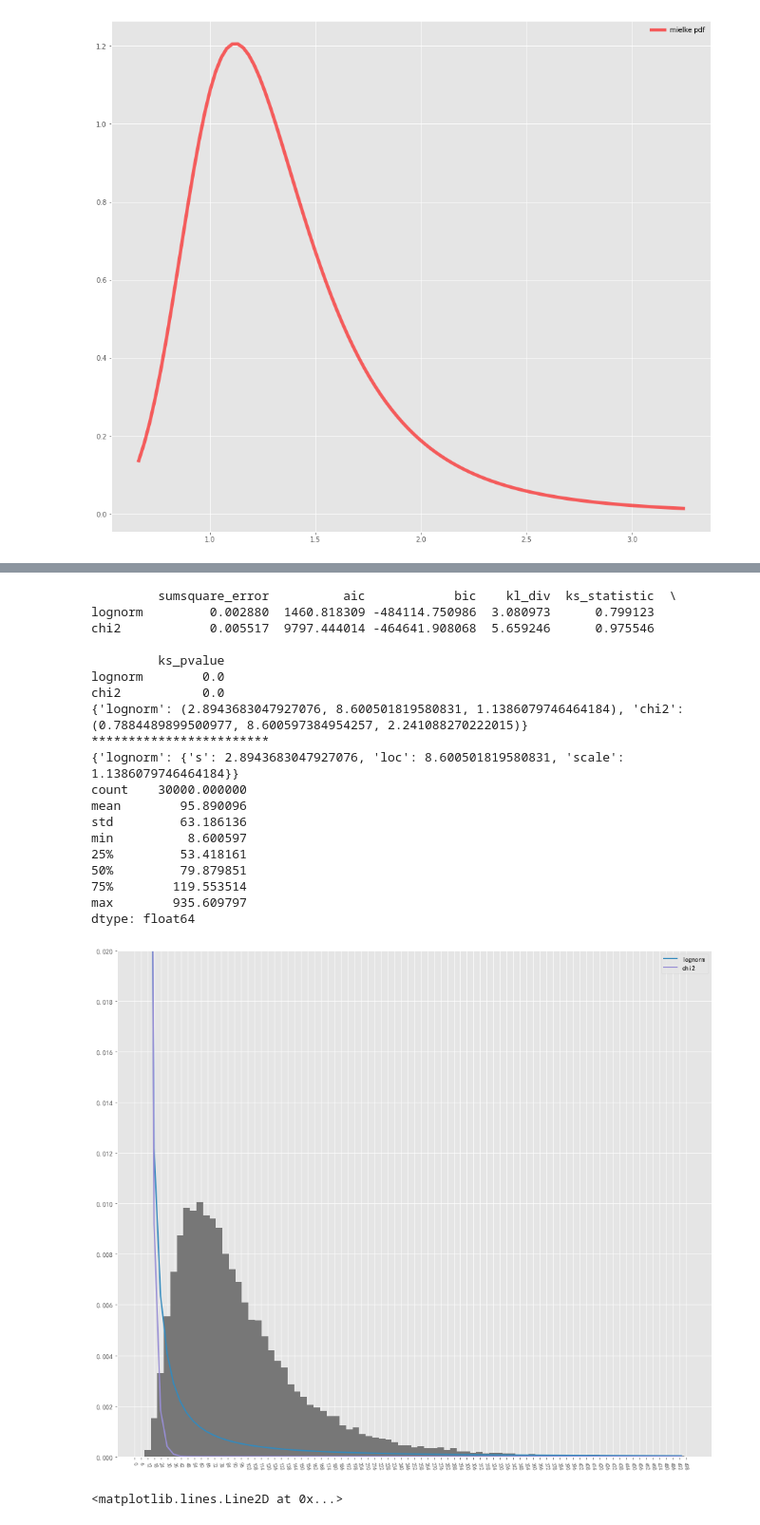
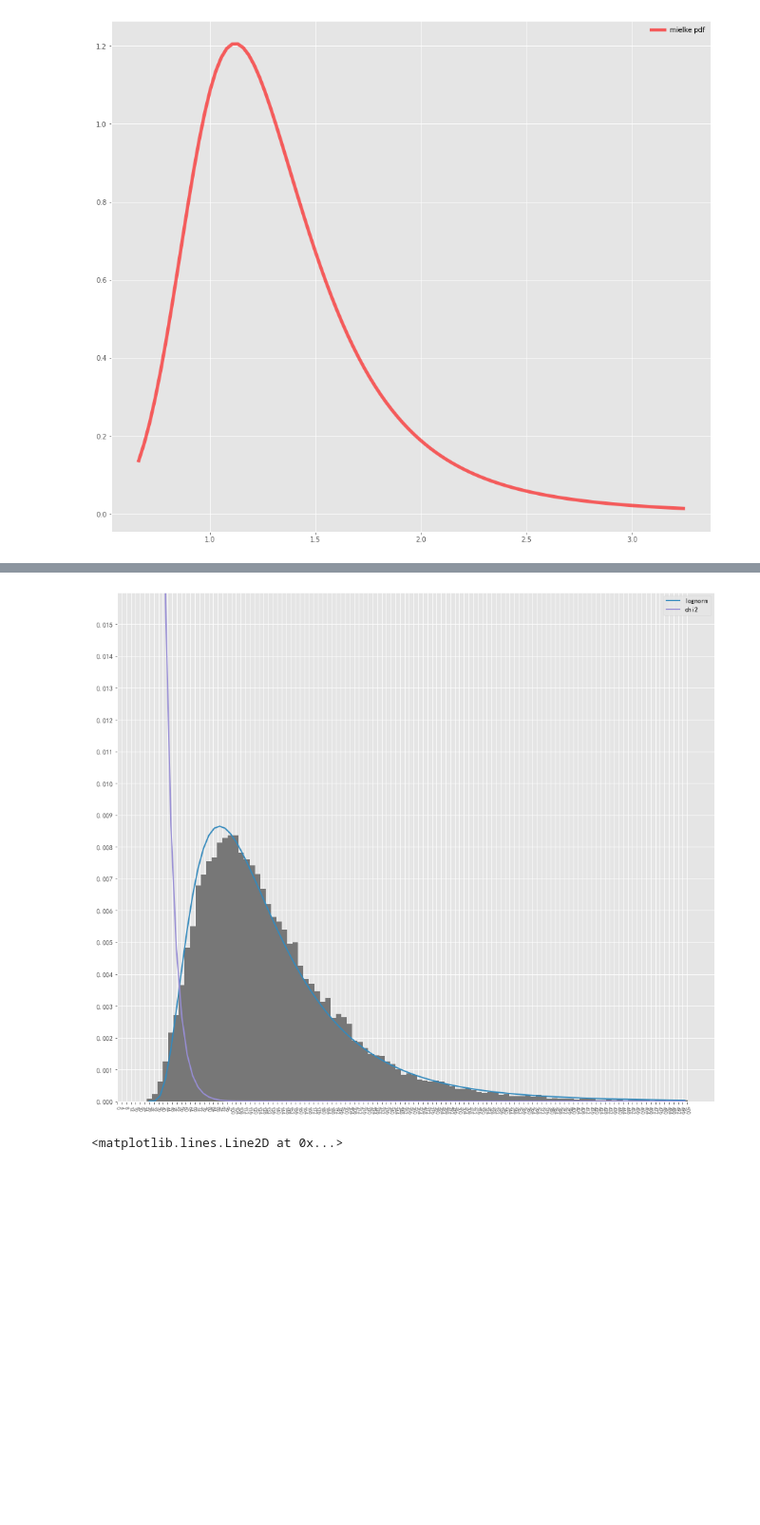
Before and after one commit to liing1221/notebook, a Jupyter notebook: mycode/scipy_stats.ipynb, the cells around one changed output, grey strips where cells are left out. Shown at 95% size. Saved outputs shown, nothing was run; the diff lists cells and outputs as text; code cells hidden in the pictures; blank space fills up the shorter version.

```diff
--- a/mycode/scipy_stats.ipynb
+++ b/mycode/scipy_stats.ipynb
@@ -976,6 +976,7 @@ plt.show()
 from scipy.stats import lognorm
 import matplotlib.pyplot as plt
 from fitter import Fitter
+import pandas as pd
 from scipy.stats import chi2
 
 # s = 0.4
@@ -1004,17 +1005,25 @@ s, loc, scale = 0.952, 31.616, 189.533
 s, loc, scale = 0.96, 1, 9
 s, loc, scale = 0.5824422192778205, 3.037957417378336, 99.2450011222519    # MB Bank   384
 s, loc, scale = 0.5462399635283319, 6.327149254424501, 69.61662367689756   # r888  384
+
+s, loc, scale = 0.9, 0, 60   # r888  384
 # s, loc, scale = 3.9410495732049813, 1.9999996586150892, 69.088257371200313  # zoomcar  399
 
-s, loc, scale = 0.45, 0, 96  # com.mbmobile
-s, loc, scale = 0.6, 0, 80  # astrapay
+# s, loc, scale = 0.55, 0, 90      # com.mbmobile  &  com.balancehero.truebalance
+# s, loc, scale = 0.6, 0, 110      # com.balancehero.truebalance  ctit
+
+
+
+
+s, loc, scale = 0.7, -1.5, 4  # 随机留存次数
 
 # s, loc, scale = 3.71412299119224, 9.999999023517372, 0.953879294173807
 # 3.9410495732049813, 1.9999996586150892, 2.088257371200313
 # # s, loc, scale = 0.549, -1.012, 4.359
 # # datas = lognorm.rvs(s, scale=1.5, size=1000) * 100
 # datas = lognorm.rvs(s, loc=0.15, scale=1.4, size=26000)
-datas = lognorm.rvs(s, loc=loc, scale=scale, size=30000)
+# s, loc, scale = 0.9, 0, 60   # r888  384
+# datas = lognorm.rvs(s, loc=loc, scale=scale, size=10000)
 
 # datas = lognorm.rvs(s, loc=loc, scale=scale, size=1000)
 
@@ -1029,9 +1038,25 @@ datas = lognorm.rvs(s, loc=loc, scale=scale, size=30000)
 # s, loc, scale = 0.96, 1, 8
 # # s, loc, scale = 0.549, -1.012, 4.359
 # datas = lognorm.rvs(s, scale=4, size=1000) * 6
-print(datas)
+# print(datas)
 
-f = Fitter(datas, xmin=-2, xmax=500, distributions=['lognorm', 'chi2'], bins=83)
+# print('---' * 10)
+# s0 = [i for i in datas if i < 1]
+# s1 = [i for i in datas if 1 <= i < 2]
+# s2 = [i for i in datas if 2 <= i < 3]
+# s3 = [i for i in datas if 3 <= i < 4]
+# s4 = [i for i in datas if 4 <= i < 5]
+# print(s0)
+# print(f"<1: {len(s0)} -- <2: {len(s1)} -- <3: {len(s2)} -- <4: {len(s3)} -- <5: {len(s4)}")
+
+# s, loc, scale = 0.7, 0, 60   # r888  384
+
+# s, loc, scale = 0.4, 0, 10   # r888  384  安装 到 打开
+
+s, loc, scale = 0.5, 10, 110     # MB Bank  峰值92 - 100
+datas = lognorm.rvs(s, loc=loc, scale=scale, size=30000)
+
+f = Fitter(datas, xmin=-2, xmax=501, distributions=['lognorm', 'chi2'], bins=100)
 f.fit()
 # f = Fitter(datas, xmin=-2, xmax=1200, distributions=['betaprime','burr12','dweibull','chi2','foldcauchy','logistic'], bins=100)
 
@@ -1041,9 +1066,9 @@ print(f.fitted_param)
 print("*" * 24)
 print(f.get_best())
 f.hist()
-plt.ylim(0, 0.02)
-plt.xticks([int(_x) for _x in range(0, 500, 6)], rotation=280, size=8)
-plt.yticks([_y/1000 for _y in range(0, 21, 2)], size=10)
+plt.ylim(0, 0.016)
+plt.xticks([int(_x) for _x in range(0,501, 4)], rotation=280, size=8)
+plt.yticks([_y/1000 for _y in range(0, 16, 1)], size=10)
 # print(list(range(0, 10)))
 # print([_y//100 for _y in range(0, 10)])
 plt.rcParams['font.sans-serif'] = ['SimHei']
@@ -1059,23 +1101,4 @@ plt.show()
-         sumsquare_error          aic            bic    kl_div  ks_statistic  \
-lognorm         0.002880  1460.818309 -484114.750986  3.080973      0.799123
-chi2            0.005517  9797.444014 -464641.908068  5.659246      0.975546
-
-         ks_pvalue
-lognorm        0.0
-chi2           0.0
-{'lognorm': (2.8943683047927076, 8.600501819580831, 1.1386079746464184), 'chi2': (0.7884489899500977, 8.600597384954257, 2.241088270222015)}
-************************
-{'lognorm': {'s': 2.8943683047927076, 'loc': 8.600501819580831, 'scale': 1.1386079746464184}}
-count    30000.000000
-mean        95.890096
-std         63.186136
-min          8.600597
-25%         53.418161
-50%         79.879851
-75%        119.553514
-max        935.609797
-dtype: float64
-[figure, old version]
+[figure, new version]
 # %%
 #卡方分布——画图
 from scipy.stats import chi2
```
Also changed, not shown: parts of 2 cells of this notebook, 4 other files.
